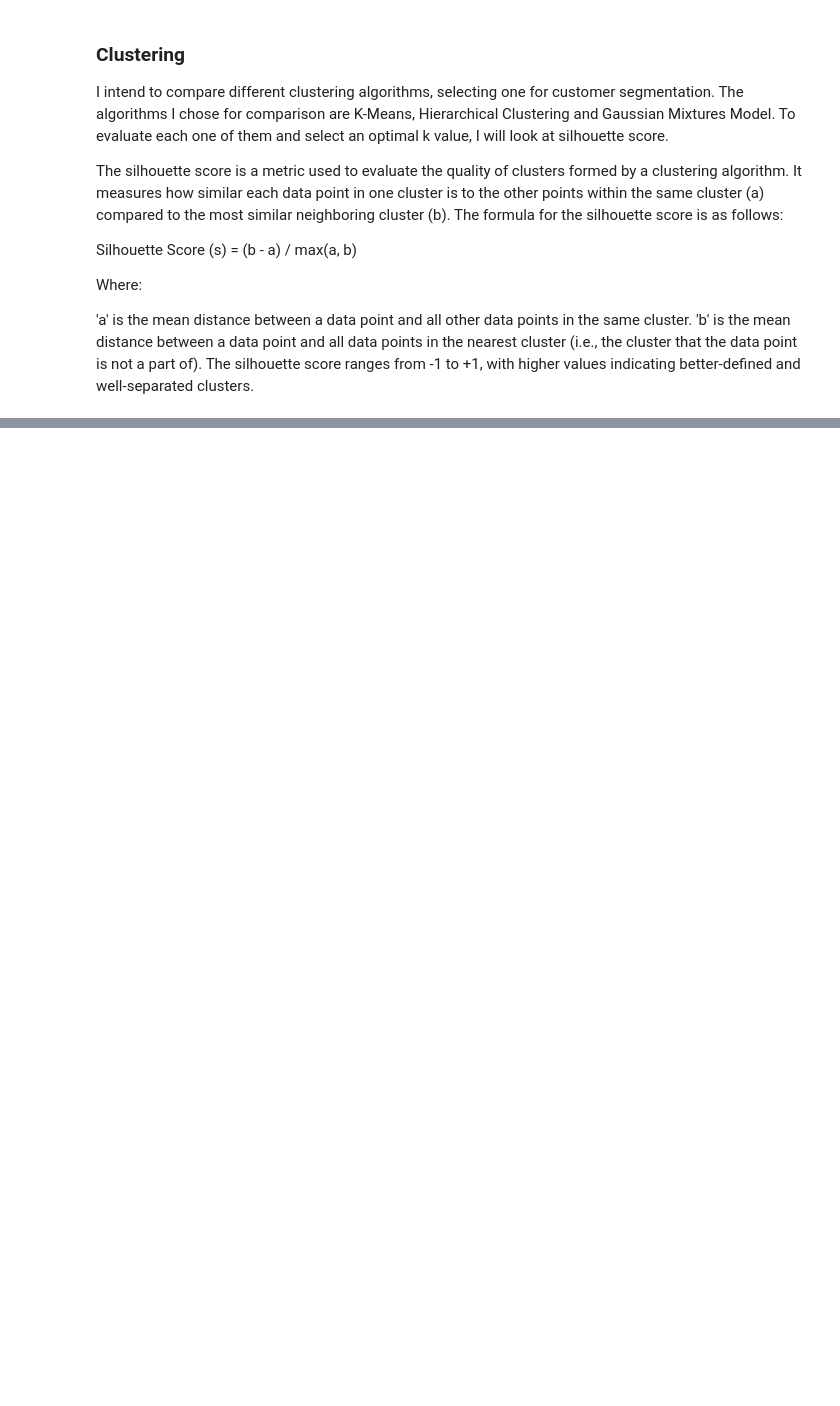
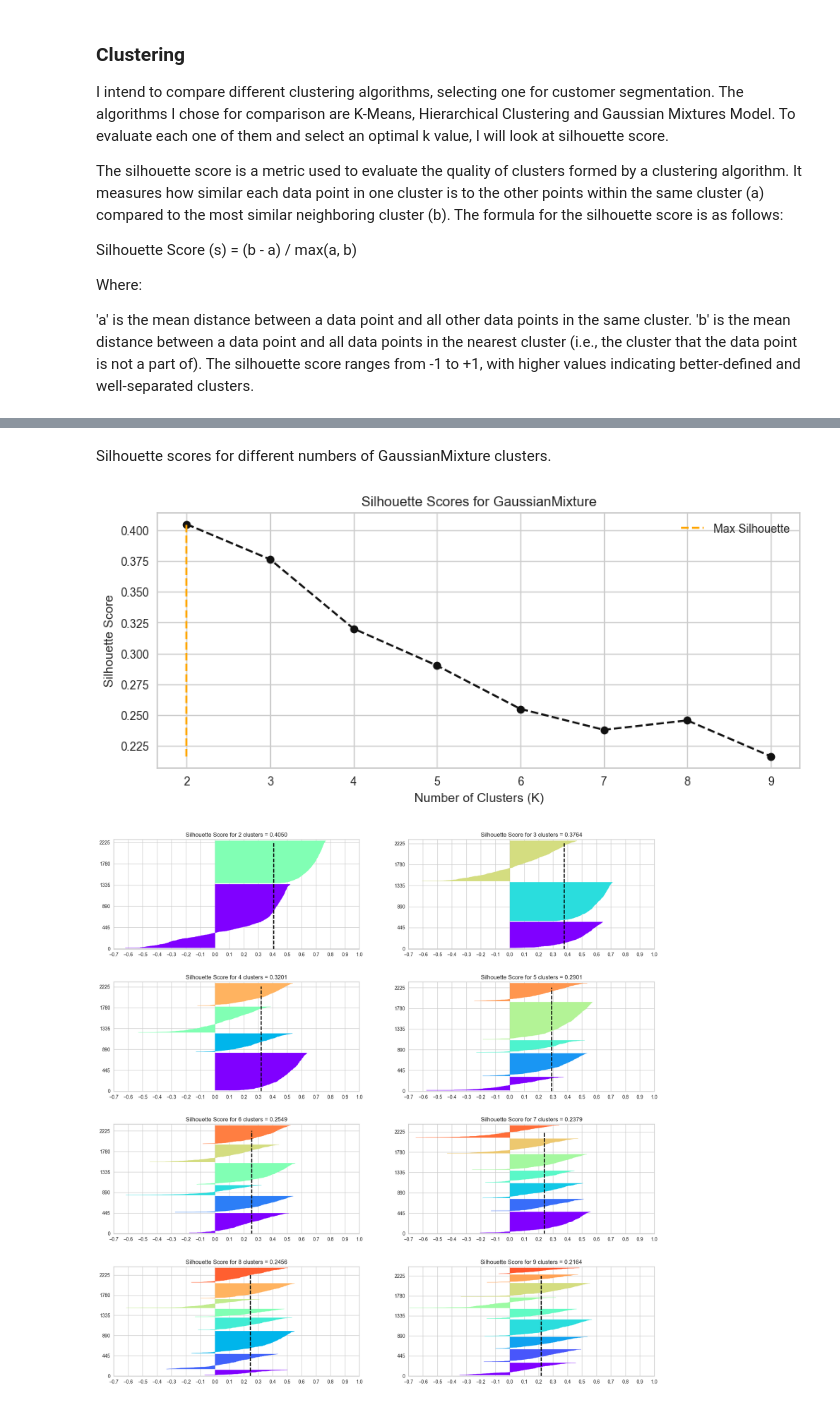
Before and after one commit to allmeidaapedro/Customer-Segmentation-Retail, a Jupyter notebook: notebooks/modelling.ipynb, the cells around one changed output, grey strips where cells are left out. Drawn from its saved outputs; the diff is of its cells as text; code cells hidden in the pictures; blank space fills up the shorter version.

```diff
--- a/notebooks/modelling.ipynb
+++ b/notebooks/modelling.ipynb
@@ -215,0 +221,7 @@ The silhouette score ranges from -1 to +1, with higher values indicating better-
+# %% [markdown]
+Silhouette scores for different numbers of GaussianMixture clusters.
+# %%
+silhouette_analysis(data=df_pca, model=GaussianMixture())
+# %% [output]
+[figure, added]
+[figure, added]
```
Also changed, not shown: parts of 10 cells of this notebook.
